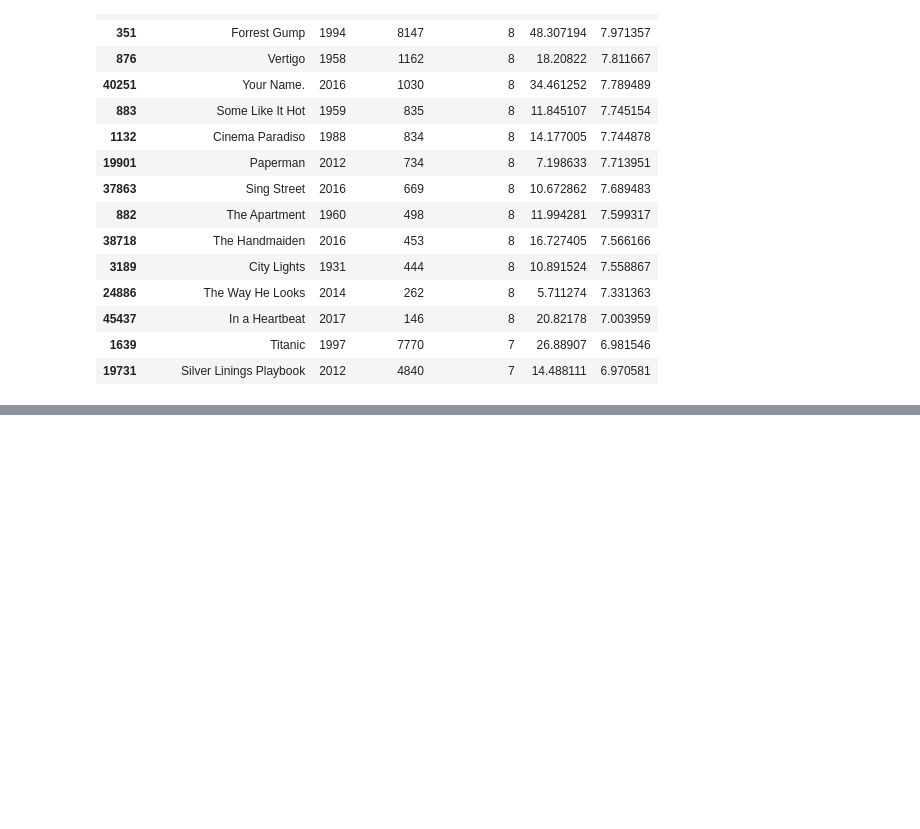
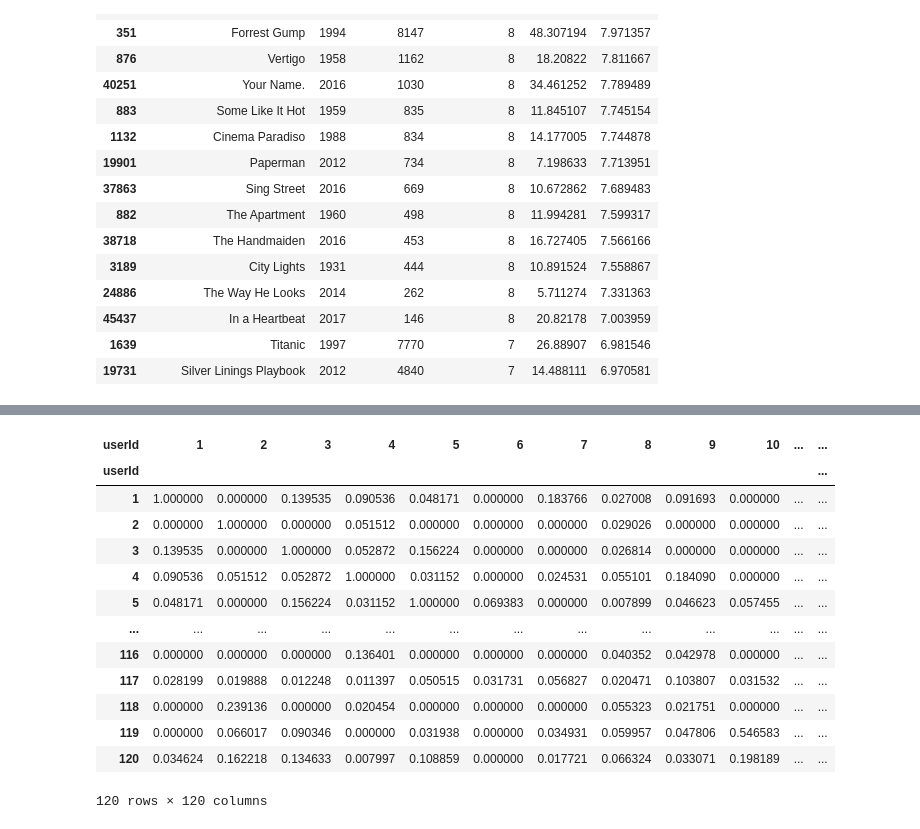
Before and after one commit to priyambada53/Recommendation_System, a Jupyter notebook: Movie recommendation system.ipynb, the cells around one changed output, grey strips where cells are left out. Saved outputs shown, nothing was run; the diff lists cells and outputs as text; code cells hidden in the pictures; blank space fills up the shorter version.

```diff
--- a/Movie recommendation system.ipynb
+++ b/Movie recommendation system.ipynb
@@ -170,0 +405,3 @@ build_chart('Romance').head(15)
+# %%
+from sklearn.metrics.pairwise import cosine_similarity
+user_similarity = cosine_similarity(user_item_matrix)
@@ -170,0 +424,19 @@ build_chart('Romance').head(15)
+# %%
+cosine_sim_df = pd.DataFrame(user_similarity, index=user_item_matrix.index, columns=user_item_matrix.index)
+# %%
+cosine_sim_df
+# %% [output]
+| userId | 1 | 2 | 3 | 4 | 5 | 6 | 7 | 8 | 9 | 10 | ... | ... |
+| userId |  |  |  |  |  |  |  |  |  |  |  | ... |
+| 1 | 1.000000 | 0.000000 | 0.139535 | 0.090536 | 0.048171 | 0.000000 | 0.183766 | 0.027008 | 0.091693 | 0.000000 | ... | ... |
+| 2 | 0.000000 | 1.000000 | 0.000000 | 0.051512 | 0.000000 | 0.000000 | 0.000000 | 0.029026 | 0.000000 | 0.000000 | ... | ... |
+| 3 | 0.139535 | 0.000000 | 1.000000 | 0.052872 | 0.156224 | 0.000000 | 0.000000 | 0.026814 | 0.000000 | 0.000000 | ... | ... |
+| 4 | 0.090536 | 0.051512 | 0.052872 | 1.000000 | 0.031152 | 0.000000 | 0.024531 | 0.055101 | 0.184090 | 0.000000 | ... | ... |
+| 5 | 0.048171 | 0.000000 | 0.156224 | 0.031152 | 1.000000 | 0.069383 | 0.000000 | 0.007899 | 0.046623 | 0.057455 | ... | ... |
+| ... | ... | ... | ... | ... | ... | ... | ... | ... | ... | ... | ... | ... |
+| 116 | 0.000000 | 0.000000 | 0.000000 | 0.136401 | 0.000000 | 0.000000 | 0.000000 | 0.040352 | 0.042978 | 0.000000 | ... | ... |
+| 117 | 0.028199 | 0.019888 | 0.012248 | 0.011397 | 0.050515 | 0.031731 | 0.056827 | 0.020471 | 0.103807 | 0.031532 | ... | ... |
+| 118 | 0.000000 | 0.239136 | 0.000000 | 0.020454 | 0.000000 | 0.000000 | 0.000000 | 0.055323 | 0.021751 | 0.000000 | ... | ... |
+| 119 | 0.000000 | 0.066017 | 0.090346 | 0.000000 | 0.031938 | 0.000000 | 0.034931 | 0.059957 | 0.047806 | 0.546583 | ... | ... |
+| 120 | 0.034624 | 0.162218 | 0.134633 | 0.007997 | 0.108859 | 0.000000 | 0.017721 | 0.066324 | 0.033071 | 0.198189 | ... | ... |
+120 rows × 120 columns
```
Also changed, not shown: parts of 49 cells of this notebook.
